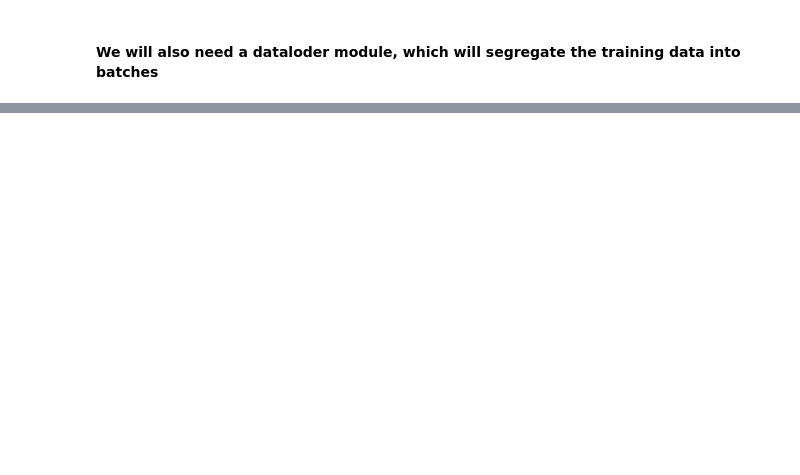
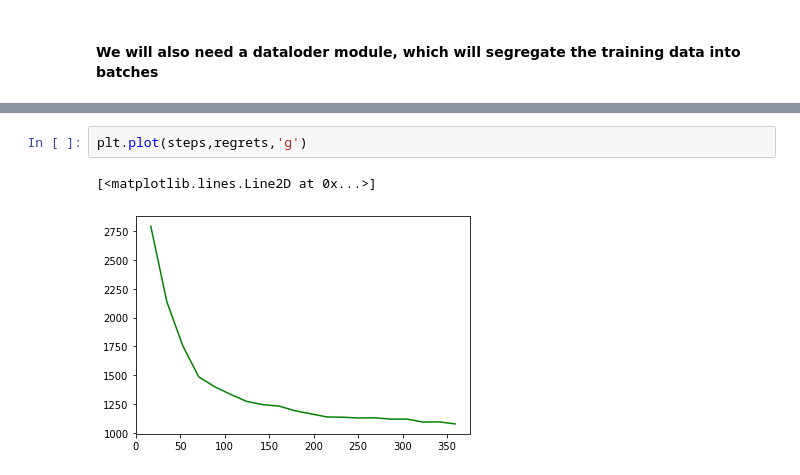
Before and after one commit to CPMpy/cpmpy, a Jupyter notebook: examples/advanced/predict_plus_optimizeupdatedwithRanking.ipynb, the cells around one changed output, grey strips where cells are left out. Drawn from its saved outputs; the diff is of its cells as text; blank space fills up the shorter version.

```diff
--- a/examples/advanced/predict_plus_optimizeupdatedwithRanking.ipynb
+++ b/examples/advanced/predict_plus_optimizeupdatedwithRanking.ipynb
@@ -409,0 +296,5 @@ class problem_solver:
+# %%
+plt.plot(steps,regrets,'g')
+# %% [output]
+[<matplotlib.lines.Line2D at 0x...>]
+[figure, added]
```
Also changed, not shown: parts of 80 cells of this notebook.
